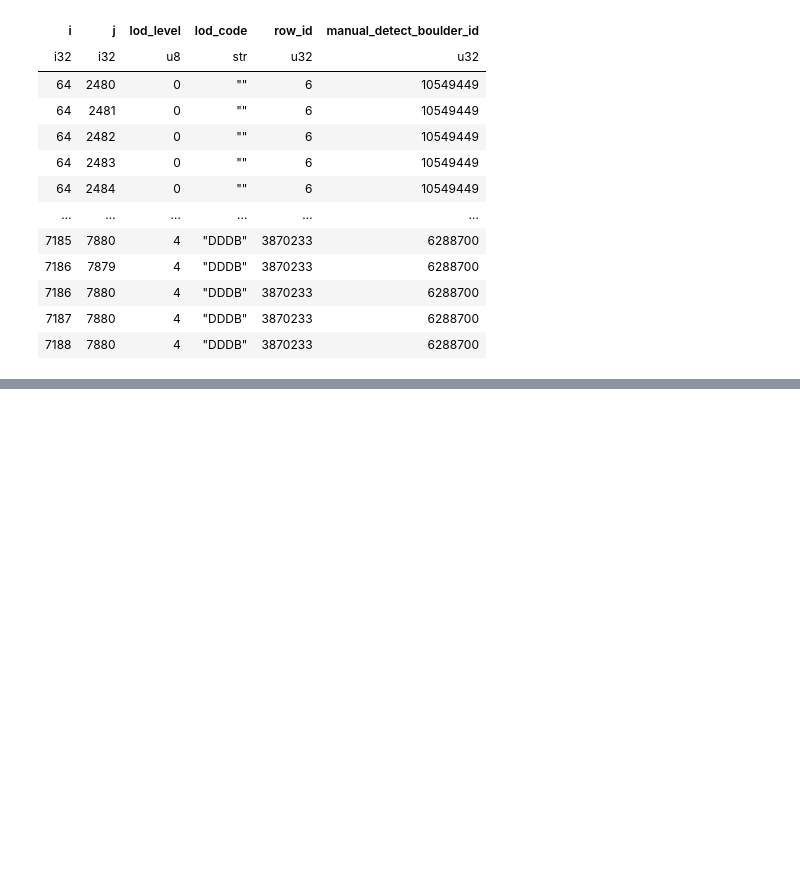
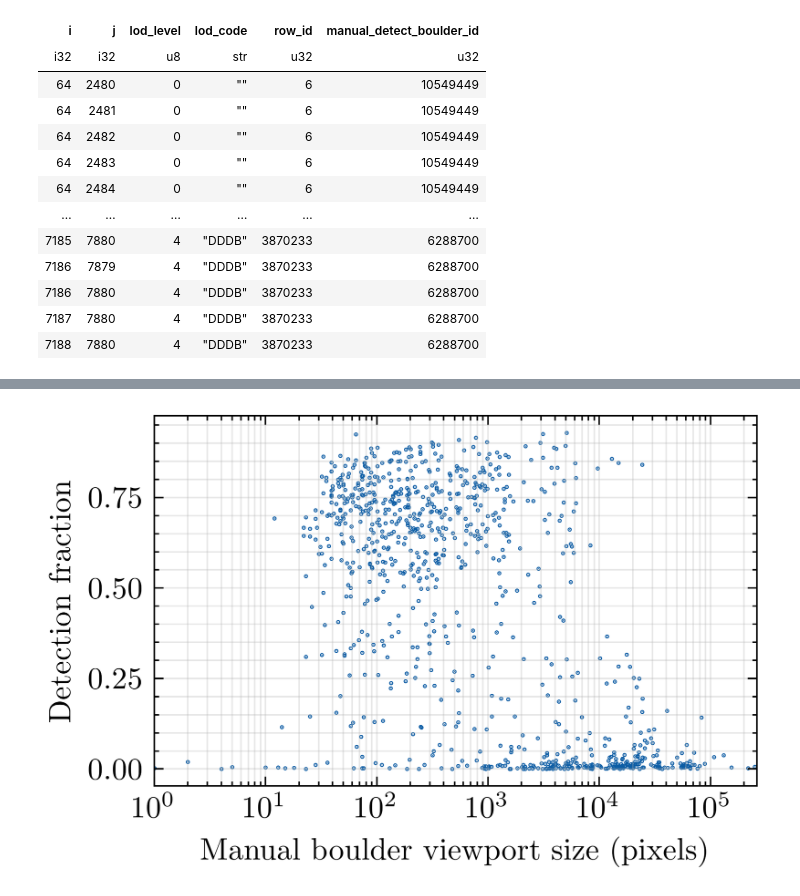
Before and after one commit to Joshua13764/QMAP, a Jupyter notebook: analysis/PSFDCont/investigate_S_from_manual_db_unmerged.ipynb, the cells around one changed output, grey strips where cells are left out. Saved outputs shown, nothing was run; the diff lists cells and outputs as text; code cells hidden in the pictures; blank space fills up the shorter version.

```diff
--- a/analysis/PSFDCont/investigate_S_from_manual_db_unmerged.ipynb
+++ b/analysis/PSFDCont/investigate_S_from_manual_db_unmerged.ipynb
@@ -140 +140,16 @@ shape: (930, 10)
+# %%
+x = db_jaccard_agg["viewport_size"].to_numpy()
+j = db_jaccard_agg["Jaccard_index"].to_numpy()
+
+plt.scatter(x, j, s = 0.1)
+plt.xscale("log")
+# plt.ylim(0, 1.05)
+plt.xlim(1, 512*512)
+plt.xlabel("Manual boulder viewport size (pixels)")
+plt.ylabel("Detection fraction")
+plt.grid(True, which="both", alpha=0.3)
+plt.legend()
+plt.show()
+# %% [output]
+[figure, added]
 # %%
```
Also changed, not shown: parts of 8 cells of this notebook, 8 other files.
